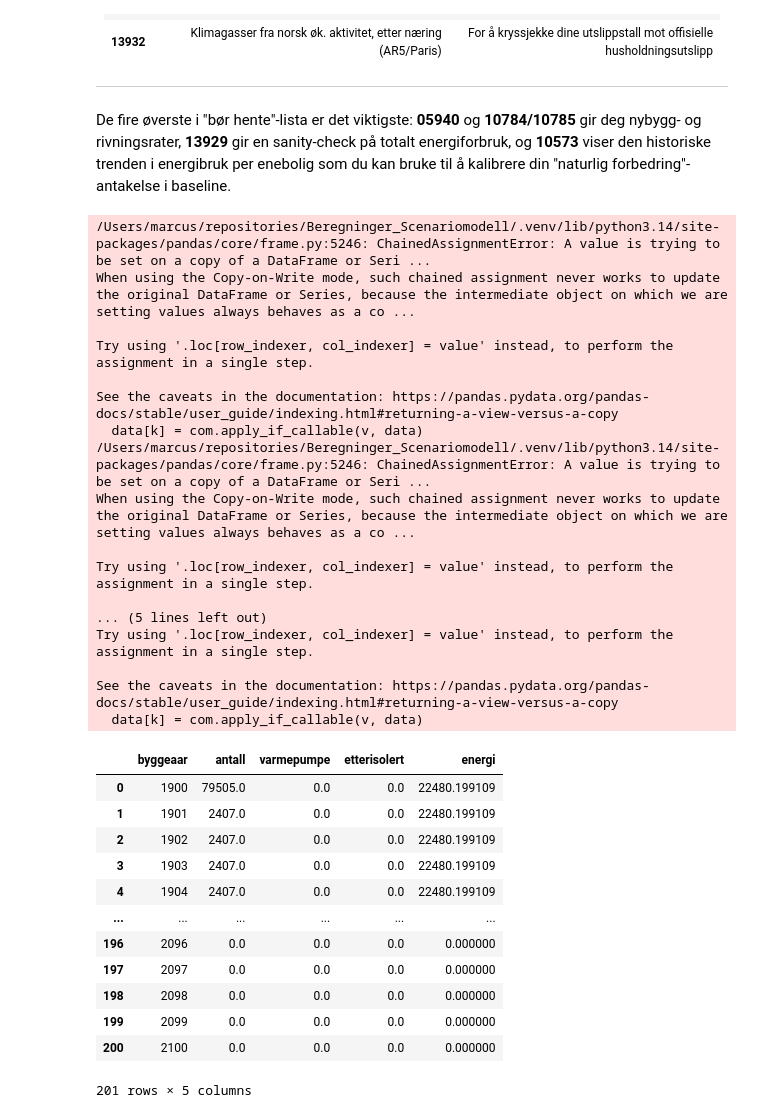
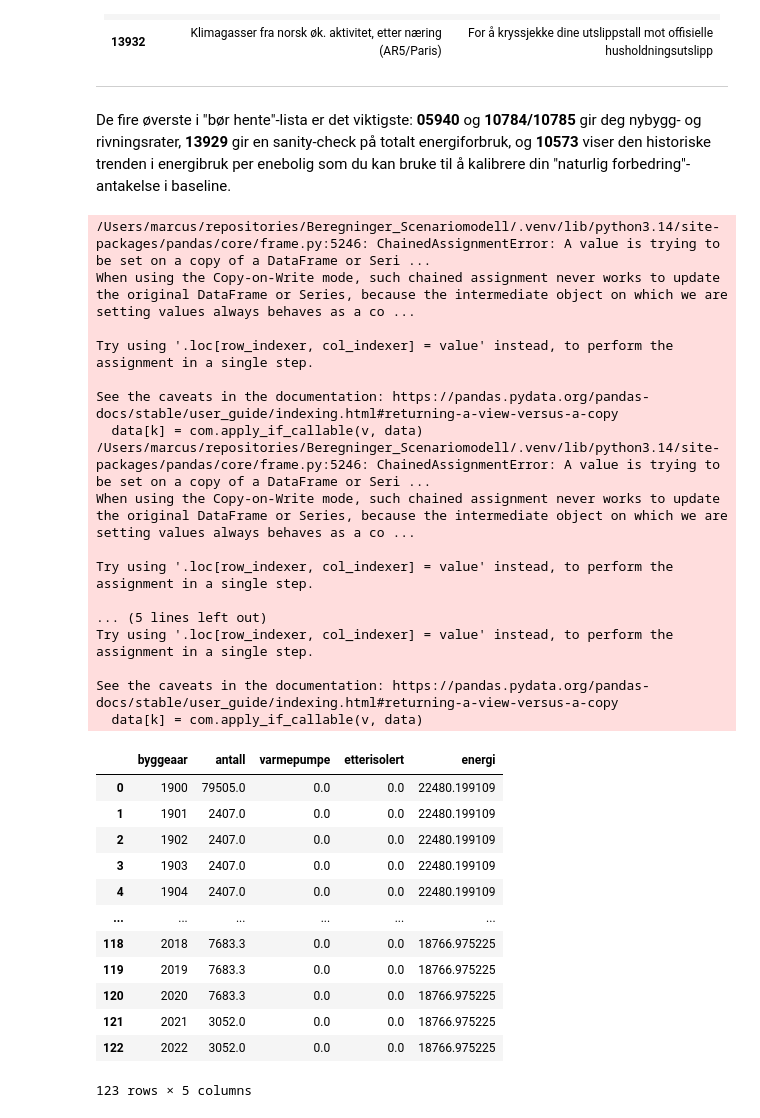
Before and after one commit to andre-hegre/Beregninger_Scenariomodell, a Jupyter notebook: data_import.ipynb, the cells around one changed output. Drawn from its saved outputs; the diff is of its cells as text; code cells hidden in the pictures.

```diff
--- a/data_import.ipynb
+++ b/data_import.ipynb
@@ -253,7 +271,7 @@ De fire øverste i "bør hente"-lista er det viktigste: **05940** og **10784/107
 # Korreksjonsfaktor fra SSB 10573: enebolig / alle boliger
 enebolig_faktor = 22_848 / 17_518
 
-all_years = pd.DataFrame({'byggeaar': np.arange(1900, 2101)})
+all_years = pd.DataFrame({'byggeaar': np.arange(1900, 2023)})
 
 boligbestand_profil = (
     all_years
@@ -272,36 +290,36 @@ boligbestand_profil = (
     [['byggeaar', 'antall', 'varmepumpe', 'etterisolert', 'energi']]
 )
 
 boligbestand_profil.to_csv('data/bygningsbestand_2022.csv', index=False)
 boligbestand_profil
 # %% [output]
 /Users/marcus/repositories/Beregninger_Scenariomodell/.venv/lib/python3.14/site-packages/pandas/core/frame.py:5246: ChainedAssignmentError: A value is trying to be set on a copy of a DataFrame or Seri ...
 When using the Copy-on-Write mode, such chained assignment never works to update the original DataFrame or Series, because the intermediate object on which we are setting values always behaves as a co ...
 
 Try using '.loc[row_indexer, col_indexer] = value' instead, to perform the assignment in a single step.
 
 See the caveats in the documentation: https://pandas.pydata.org/pandas-docs/stable/user_guide/indexing.html#returning-a-view-versus-a-copy
   data[k] = com.apply_if_callable(v, data)
 /Users/marcus/repositories/Beregninger_Scenariomodell/.venv/lib/python3.14/site-packages/pandas/core/frame.py:5246: ChainedAssignmentError: A value is trying to be set on a copy of a DataFrame or Seri ...
 When using the Copy-on-Write mode, such chained assignment never works to update the original DataFrame or Series, because the intermediate object on which we are setting values always behaves as a co ...
 
 Try using '.loc[row_indexer, col_indexer] = value' instead, to perform the assignment in a single step.
 
 ... (5 lines left out)
 Try using '.loc[row_indexer, col_indexer] = value' instead, to perform the assignment in a single step.
 
 See the caveats in the documentation: https://pandas.pydata.org/pandas-docs/stable/user_guide/indexing.html#returning-a-view-versus-a-copy
   data[k] = com.apply_if_callable(v, data)
 |  | byggeaar | antall | varmepumpe | etterisolert | energi |
 | 0 | 1900 | 79505.0 | 0.0 | 0.0 | 22480.199109 |
 | 1 | 1901 | 2407.0 | 0.0 | 0.0 | 22480.199109 |
 | 2 | 1902 | 2407.0 | 0.0 | 0.0 | 22480.199109 |
 | 3 | 1903 | 2407.0 | 0.0 | 0.0 | 22480.199109 |
 | 4 | 1904 | 2407.0 | 0.0 | 0.0 | 22480.199109 |
 | ... | ... | ... | ... | ... | ... |
-| 196 | 2096 | 0.0 | 0.0 | 0.0 | 0.000000 |
-| 197 | 2097 | 0.0 | 0.0 | 0.0 | 0.000000 |
-| 198 | 2098 | 0.0 | 0.0 | 0.0 | 0.000000 |
-| 199 | 2099 | 0.0 | 0.0 | 0.0 | 0.000000 |
-| 200 | 2100 | 0.0 | 0.0 | 0.0 | 0.000000 |
+| 118 | 2018 | 7683.3 | 0.0 | 0.0 | 18766.975225 |
+| 119 | 2019 | 7683.3 | 0.0 | 0.0 | 18766.975225 |
+| 120 | 2020 | 7683.3 | 0.0 | 0.0 | 18766.975225 |
+| 121 | 2021 | 3052.0 | 0.0 | 0.0 | 18766.975225 |
+| 122 | 2022 | 3052.0 | 0.0 | 0.0 | 18766.975225 |
-201 rows × 5 columns
+123 rows × 5 columns
```
Also changed, not shown: parts of 1 cell of this notebook, 1 other file.
